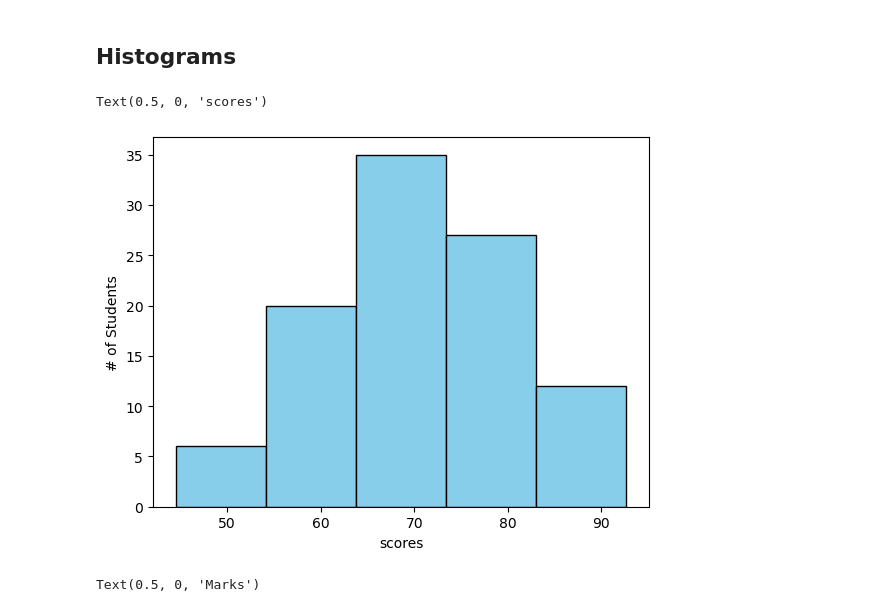
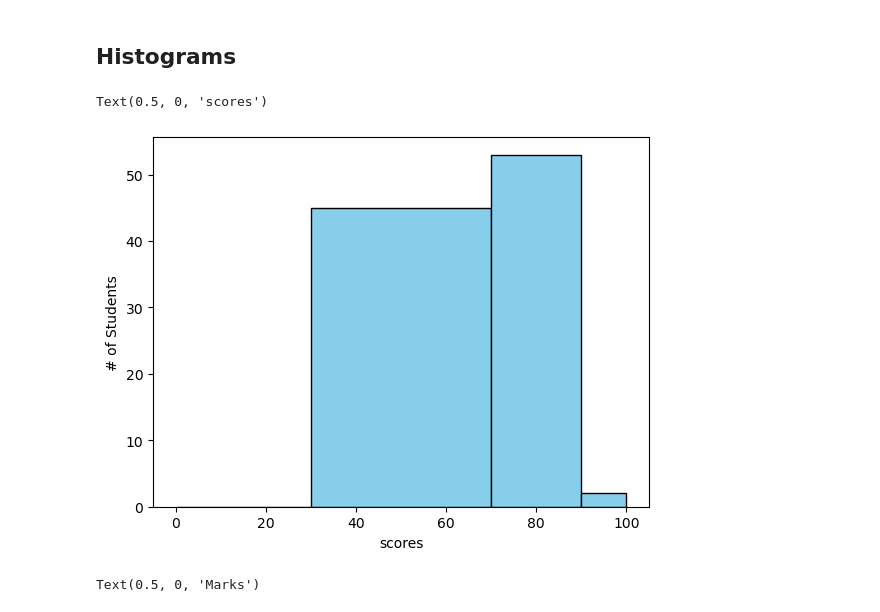
Before and after one commit to sayan629/AI_ML_python, a Jupyter notebook: (18) Data Visualization - 2/data_Visualization(part2).ipynb, the cells around one changed output. Drawn from its saved outputs; the diff is of its cells as text; code cells hidden in the pictures.

Commit message:
AI/ML: Multiple Datasets on  Histograms.

```diff
--- a/(18) Data Visualization - 2/data_Visualization(part2).ipynb
+++ b/(18) Data Visualization - 2/data_Visualization(part2).ipynb
@@ -6,24 +6,25 @@ import numpy as np
 # %%
 #Histograms
 np.random.seed(0) #Normally, random numbers are different in every time
                   #But when you use seed(0)you get the same random numbers every time
 
 
 scores=np.random.normal(70,10,100) #follow ->Normal Distributions
 
+bins=[0,30,70,90,100]
 plt.hist(
          scores,
          color="skyblue",
          edgecolor="black",
-         bins=5
+         bins=bins
     )
 
 plt.ylabel("# of Students")
 plt.xlabel("scores")
 # print(scores)
 # %% [output]
 Text(0.5, 0, 'scores')
-[figure, old version]
+[figure, new version]
 # %%
 marks = [
     25, 38, 42, 55, 61, 67, 72, 78, 83, 88,
```
Also changed, not shown: parts of 2 cells of this notebook, 2 other files.
